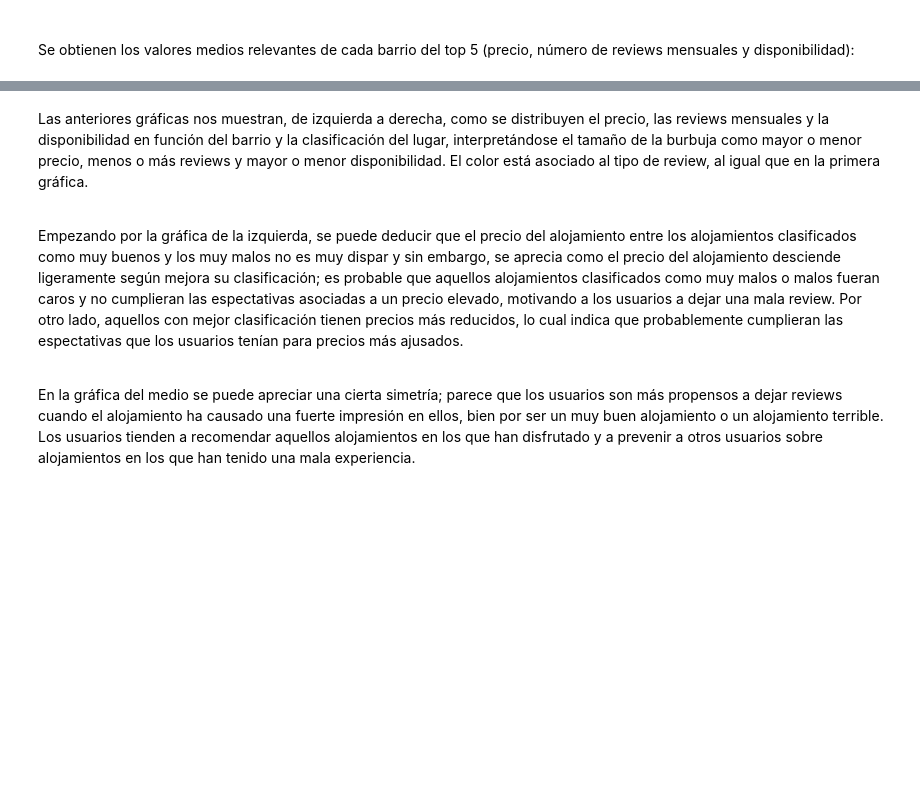
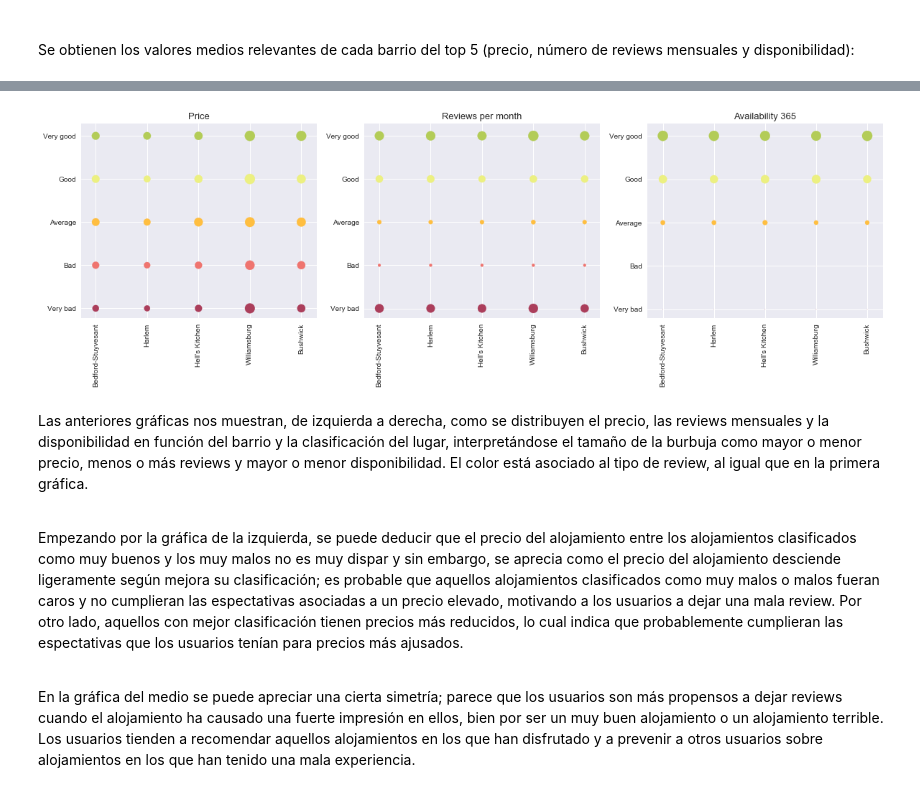
Before and after one commit to AMSUFV/airbnb_visualization, a Jupyter notebook: airbnb_brooklyn.ipynb, the cells around one changed output, grey strips where cells are left out. Saved outputs shown, nothing was run; the diff lists cells and outputs as text; code cells hidden in the pictures; blank space fills up the shorter version.

```diff
--- a/airbnb_brooklyn.ipynb
+++ b/airbnb_brooklyn.ipynb
@@ -316,0 +233,4 @@ plt.show()
+# %%
+top_5_data = airbnb.groupby(['neighbourhood', 'classification']).mean()
+top_5_data = top_5_data.loc[list(top_5.index),:]
+display(top_5_data)
@@ -317,3 +256,37 @@ plt.show()
+# %%
+plot_reviews = list(top_5.columns)[::-1]
+
+colors = ['#B3CC57','#ECF081', '#FFBE40', '#EF746F', '#AB3E5B']
+plots = ['price', 'reviews_per_month', 'availability_365']
+colors = colors[::-1]
+
+fig, ax = plt.subplots(1,3, figsize=(20,5))
+for i, plot in enumerate(plots):
+
+
+    sizes = []
+    for review in plot_reviews:
+        sizes.append(top_5_data.xs(review, level='classification', drop_level = False)[plot].values)
+
+    # up-scaling for a better view
+    sizes = np.array(sizes)
+    sizes = (200 * sizes) / sizes.max()
+
+    for j, (size, color) in enumerate(zip(sizes, colors)):
+        x = np.arange(0, len(size), 1)
+        y = np.full(len(sizes), j)
+        ax[i].scatter(x, y, size, c = color)
+
+    ax[i].set_yticks(np.arange(5))
+    ax[i].set_xticks(np.arange(5))
+    ax[i].set_xticklabels(top_5.index, rotation = 'vertical')
+    ax[i].set_yticklabels(plot_reviews)
+
+    ax[i].set_title(plot.replace('_', ' ').capitalize(), fontsize = 13)
+
+plt.show()
+# %% [output]
+[figure, added]
 # %% [markdown]
 Las anteriores gráficas nos muestran, de izquierda a derecha, como se distribuyen el precio, las reviews mensuales y la disponibilidad en función del barrio y la clasificación del lugar, interpretándose el tamaño de la burbuja como mayor o menor precio, menos o más reviews y mayor o menor disponibilidad. El color está asociado al tipo de review, al igual que en la primera gráfica.
 
```
Also changed, not shown: parts of 27 cells of this notebook.
